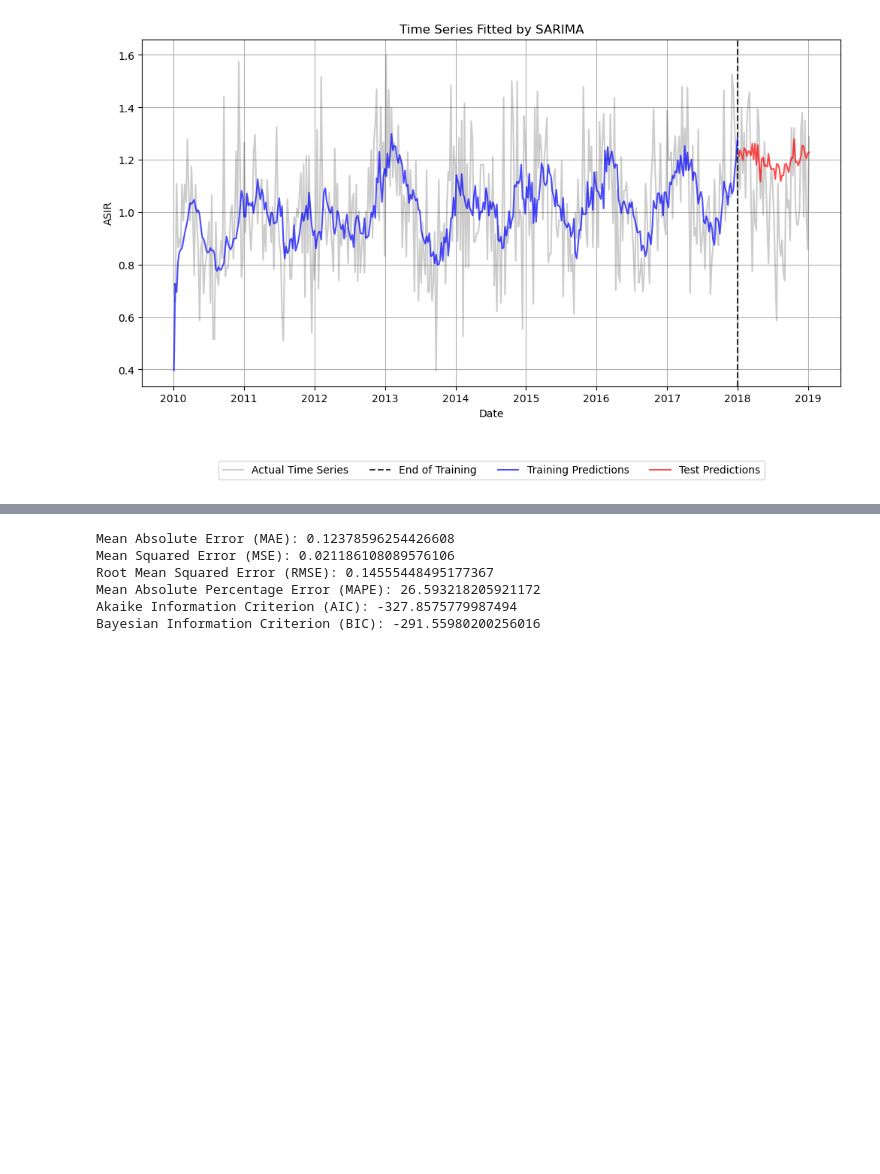
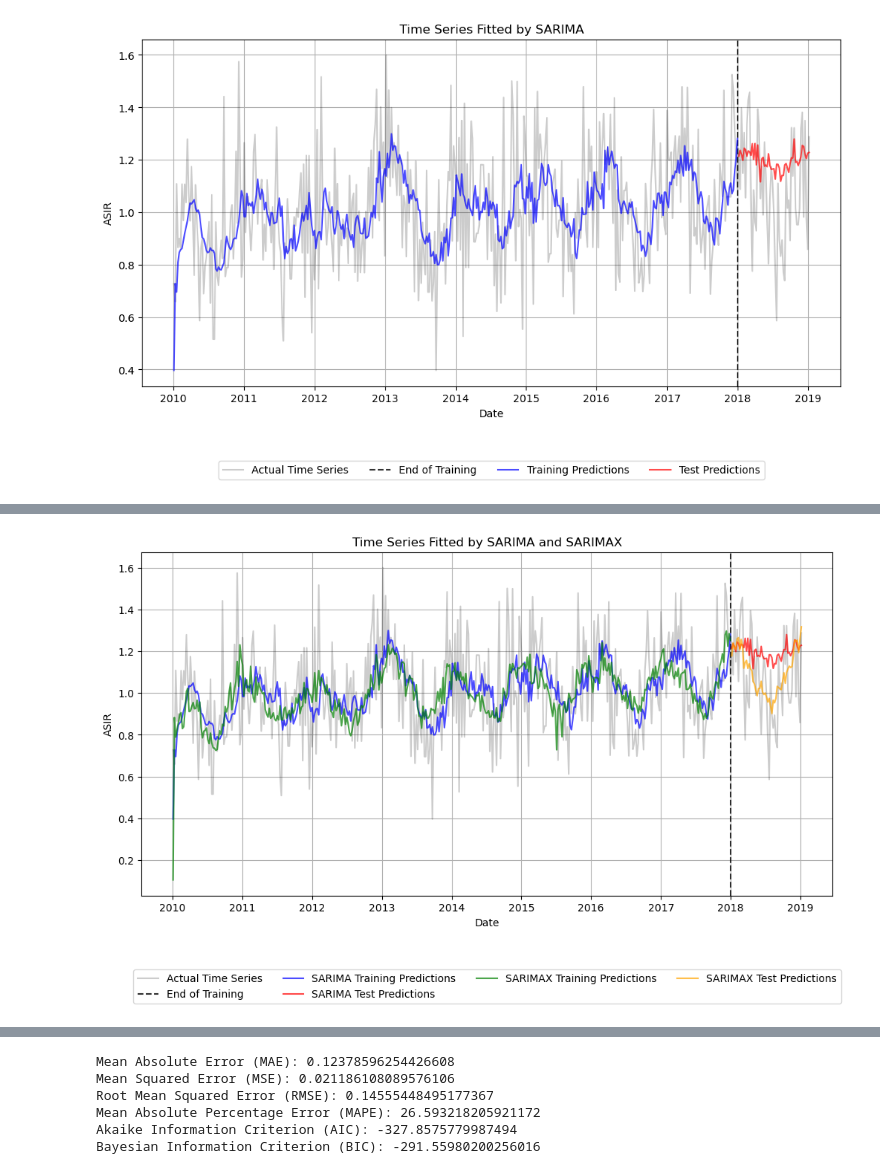
Before and after one commit to zemgabriela/Master_thesis, a Jupyter notebook: ARIMA_SARIMA_SARIMAX.ipynb, the cells around one changed output, grey strips where cells are left out. Drawn from its saved outputs; the diff is of its cells as text; code cells hidden in the pictures; blank space fills up the shorter version.

Commit message:
comparisons done

```diff
--- a/ARIMA_SARIMA_SARIMAX.ipynb
+++ b/ARIMA_SARIMA_SARIMAX.ipynb
@@ -328,2 +318,89 @@ Warnings:
 [figure]
 [figure]
+# %%
+# Function to inverse transform the data
+def inverse_transform(scaler, data):
+    return scaler.inverse_transform(data.values.reshape(-1, 1)).flatten()
+
+# Function to calculate MAE and MAPE
+def calculate_metrics(actual, predicted):
+    mae = mean_absolute_error(actual, predicted)
+    mape = mean_absolute_percentage_error(actual, predicted)
+    return mae, mape
+
+# ===========  SARIMA MODEL ============
+order = (1, 1, 1)  # ARIMA order
+seasonal_order = (2, 0, 0, 52)  # Seasonal order
+
+# Fit the SARIMA model without exogenous data
+sarima_model = SARIMAX(train['asir'], order=order, seasonal_order=seasonal_order)
+sarima_results = sarima_model.fit()
+
+# Make predictions for training data
+sarima_train_forecast = sarima_results.get_prediction(start=train.index[0], end=train.index[-1])
+sarima_train_forecast_values = sarima_train_forecast.predicted_mean
+sarima_train_forecast_values_original_scale = inverse_transform(target_scaler, sarima_train_forecast_values)
+
+# Make predictions for validation data
+sarima_forecast = sarima_results.get_forecast(steps=len(validation))
+sarima_forecast_values = sarima_forecast.predicted_mean
+sarima_forecast_values_original_scale = inverse_transform(target_scaler, sarima_forecast_values)
+
+# ===========  SARIMAX MODEL ============
+# Fit the SARIMAX model
+sarimax_model = SARIMAX(train['asir'], order=order, seasonal_order=seasonal_order, exog=train[['temp', 'hum', 'is_holiday', 'pm10', 'no2', 'so2', 'co']])
+sarimax_results = sarimax_model.fit()
+
+# Make predictions for training data
+sarimax_train_forecast = sarimax_results.get_prediction(start=train.index[0], end=train.index[-1])
+sarimax_train_forecast_values = sarimax_train_forecast.predicted_mean
+sarimax_train_forecast_values_original_scale = inverse_transform(target_scaler, sarimax_train_forecast_values)
+
+# Make predictions for validation data
+sarimax_forecast = sarimax_results.get_forecast(steps=len(validation), exog=validation[['temp', 'hum', 'is_holiday', 'pm10', 'no2', 'so2', 'co']])
+sarimax_forecast_values = sarimax_forecast.predicted_mean
+sarimax_forecast_values_original_scale = inverse_transform(target_scaler, sarimax_forecast_values)
+
+# Calculate metrics
+sarima_train_mae, sarima_train_mape = calculate_metrics(inverse_transform(target_scaler, train['asir']), sarima_train_forecast_values_original_scale)
+sarima_val_mae, sarima_val_mape = calculate_metrics(inverse_transform(target_scaler, validation['asir']), sarima_forecast_values_original_scale)
+
+sarimax_train_mae, sarimax_train_mape = calculate_metrics(inverse_transform(target_scaler, train['asir']), sarimax_train_forecast_values_original_scale)
+sarimax_val_mae, sarimax_val_mape = calculate_metrics(inverse_transform(target_scaler, validation['asir']), sarimax_forecast_values_original_scale)
+
+# Print metrics
+print("SARIMA Model:")
+print(f"Training MAE: {sarima_train_mae}, Training MAPE: {sarima_train_mape}")
+print(f"Validation MAE: {sarima_val_mae}, Validation MAPE: {sarima_val_mape}\n")
+
+print("SARIMAX Model:")
+print(f"Training MAE: {sarimax_train_mae}, Training MAPE: {sarimax_train_mape}")
+print(f"Validation MAE: {sarimax_val_mae}, Validation MAPE: {sarimax_val_mape}\n")
+
+# Plot actual vs predicted values
+plt.figure(figsize=(12, 6))
+plt.plot(data_at01.date, data_at01_mix['asir'], label='Actual Time Series', color='black', alpha=0.2)
+plt.axvline(train.index[-1], color='k', linestyle='--', label='End of Training', alpha=0.8)
+plt.plot(sarima_train_forecast_values.index, sarima_train_forecast_values_original_scale, label='SARIMA Training Predictions', color='blue', alpha=0.7)
+plt.plot(sarima_forecast_values.index, sarima_forecast_values_original_scale, label='SARIMA Test Predictions', color='red', alpha=0.7)
+plt.plot(sarimax_train_forecast_values.index, sarimax_train_forecast_values_original_scale, label='SARIMAX Training Predictions', color='green', alpha=0.7)
+plt.plot(sarimax_forecast_values.index, sarimax_forecast_values_original_scale, label='SARIMAX Test Predictions', color='orange', alpha=0.7)
+plt.xlabel('Date')
+plt.ylabel('ASIR')
+plt.title('Time Series Fitted by SARIMA and SARIMAX')
+plt.grid(True)
+plt.legend(loc='upper center', bbox_to_anchor=(0.5, -0.2), ncol=4)
+plt.savefig('plots/AT01_sarima_sarimax_forecast_comparison.pdf', format='pdf', bbox_inches='tight')
+plt.show()
+
+# Create a table to compare metrics
+comparison_table = pd.DataFrame({
+    'Model': ['SARIMA', 'SARIMAX'],
+    'Training MAE': [sarima_train_mae, sarimax_train_mae],
+    'Training MAPE': [sarima_train_mape, sarimax_train_mape],
+    'Validation MAE': [sarima_val_mae, sarimax_val_mae],
+    'Validation MAPE': [sarima_val_mape, sarimax_val_mape]
+})
+
+print(comparison_table)
+# %% [output]
@@ -329,0 +443 @@ Warnings:
+[figure, added]
```
Also changed, not shown: parts of 4 cells of this notebook.
